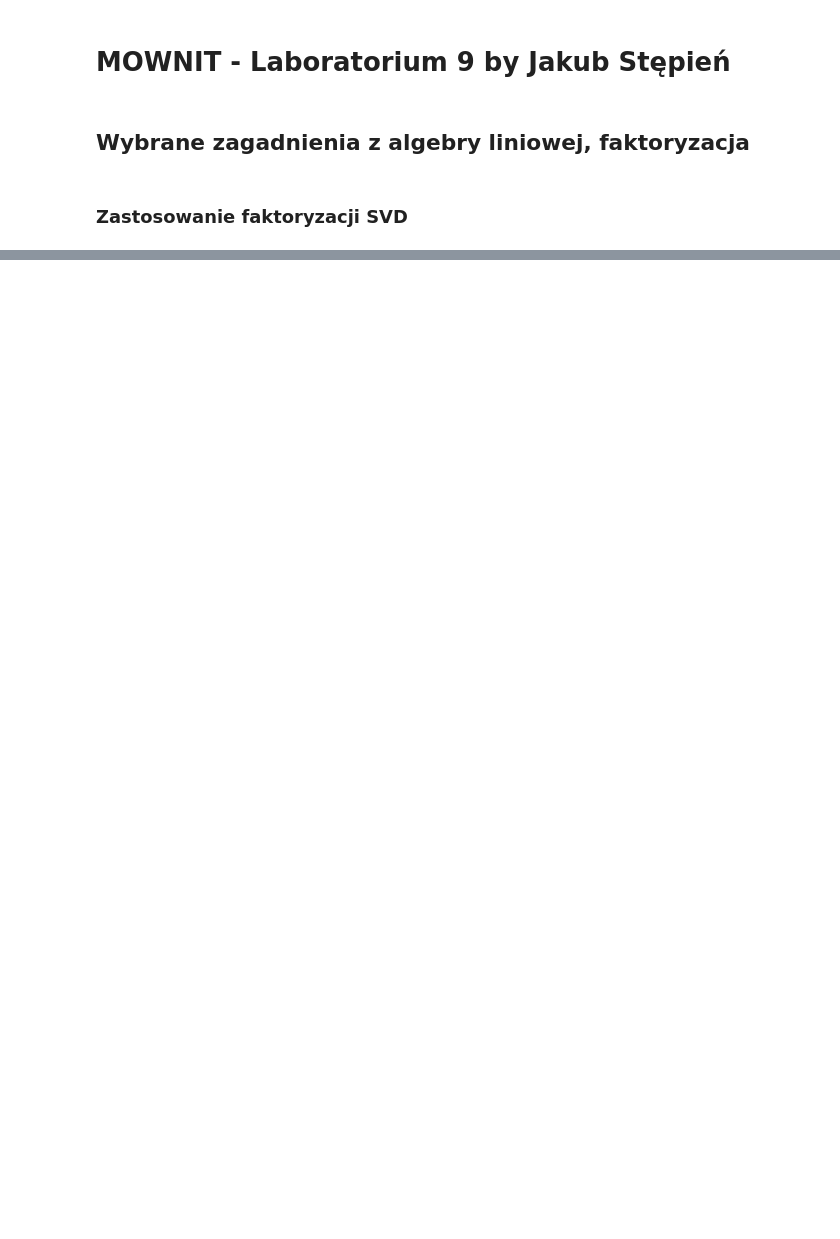
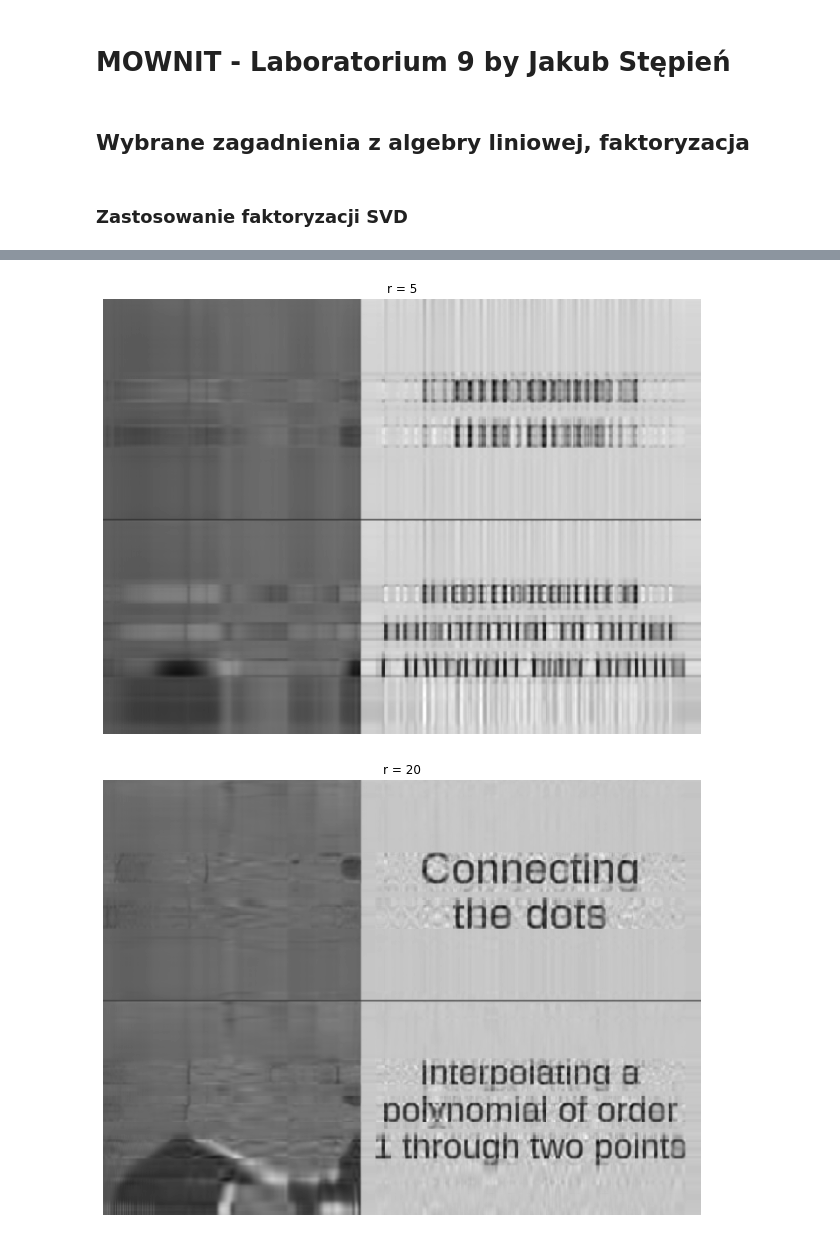
Before and after one commit to jkbstepien/MOWNIT-2022, a Jupyter notebook: lab9/lab9-zad3-mownit-jkbstepien.ipynb, the cells around one changed output, grey strips where cells are left out. Cells and saved outputs as stored; diff of their text form; code cells hidden in the pictures; blank space fills up the shorter version.

```diff
--- a/lab9/lab9-zad3-mownit-jkbstepien.ipynb
+++ b/lab9/lab9-zad3-mownit-jkbstepien.ipynb
@@ -15,0 +133,18 @@
+# %%
+U, S, VT = np.linalg.svd(X,full_matrices=False)
+S = np.diag(S)
+
+j = 0
+for r in (5, 20, 100):
+    # Construct approximate image
+    Xapprox = U[:,:r] @ S[0:r,:r] @ VT[:r,:]
+    plt.figure(j+1)
+    j += 1
+    img = plt.imshow(Xapprox)
+    img.set_cmap('gray')
+    plt.axis('off')
+    plt.title('r = ' + str(r))
+    plt.show()
+# %% [output]
+[figure, added]
+[figure, added]
```
Also changed, not shown: parts of 49 cells of this notebook, 2 other files.
